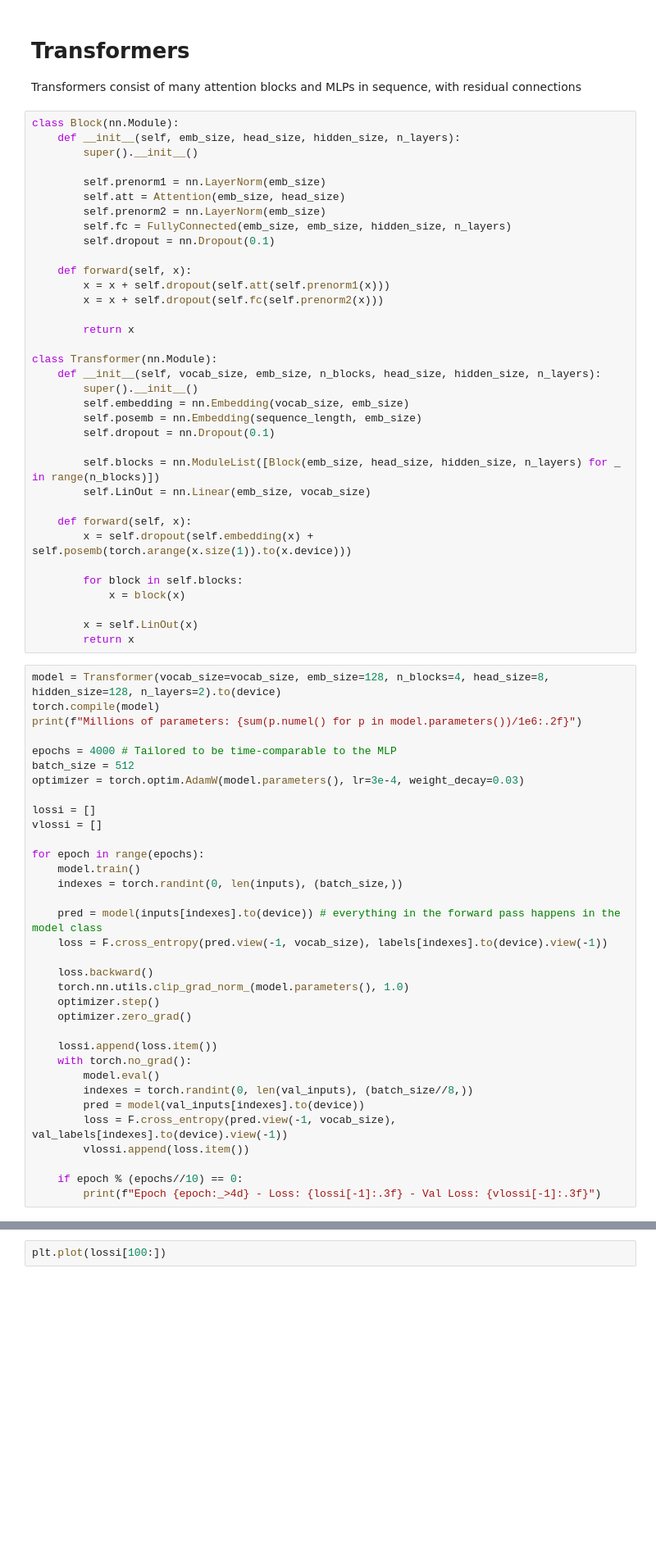
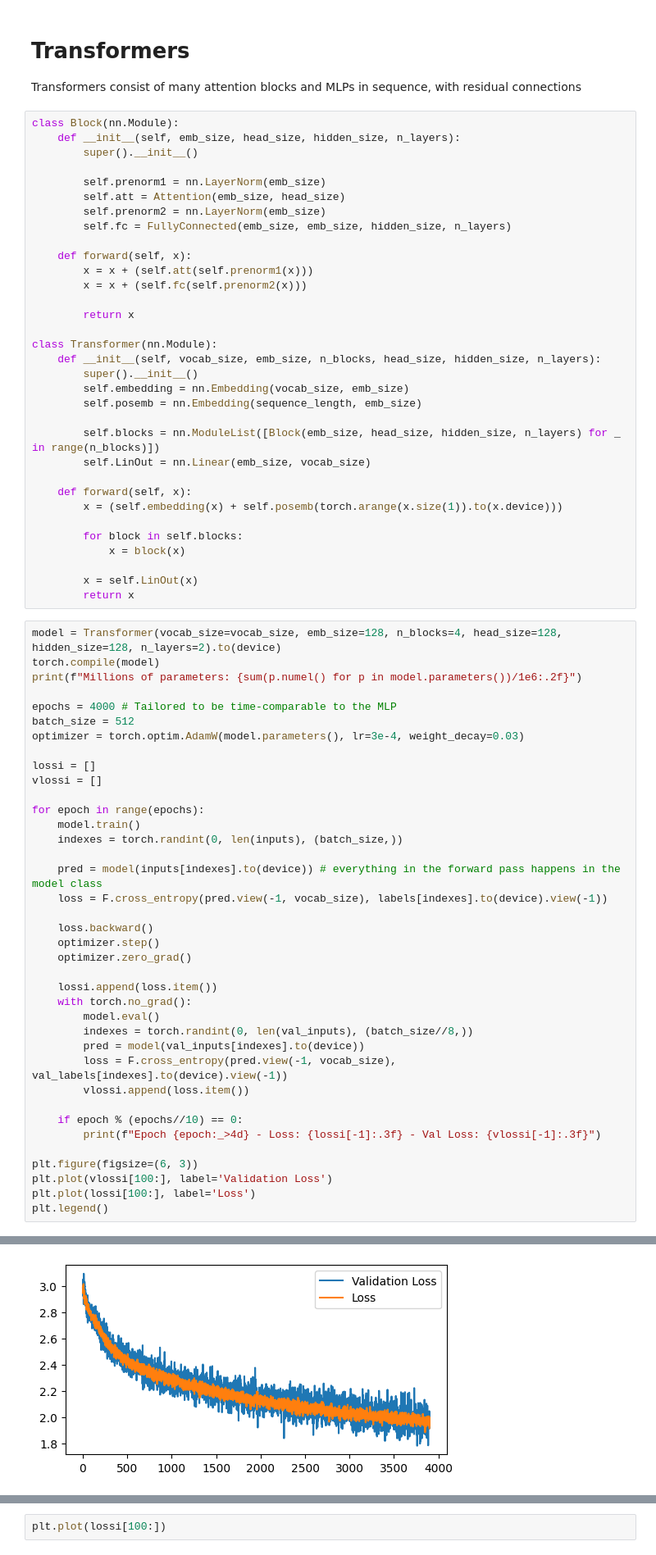
Before and after one commit to LucaM185/GPTs-from-scratch, a Jupyter notebook: 7 - Attention.ipynb, the cells around one changed output, grey strips where cells are left out. Shown at 82% size. Cells and saved outputs as stored; diff of their text form; blank space fills up the shorter version.

```diff
--- a/7 - Attention.ipynb
+++ b/7 - Attention.ipynb
@@ -524,11 +288,10 @@ class Block(nn.Module):
         self.att = Attention(emb_size, head_size)
         self.prenorm2 = nn.LayerNorm(emb_size)
         self.fc = FullyConnected(emb_size, emb_size, hidden_size, n_layers)
-        self.dropout = nn.Dropout(0.1)
 
     def forward(self, x):
-        x = x + self.dropout(self.att(self.prenorm1(x)))
-        x = x + self.dropout(self.fc(self.prenorm2(x)))
+        x = x + (self.att(self.prenorm1(x)))
+        x = x + (self.fc(self.prenorm2(x)))
 
         return x
 
@@ -537,13 +300,12 @@ class Transformer(nn.Module):
         super().__init__()
         self.embedding = nn.Embedding(vocab_size, emb_size)
         self.posemb = nn.Embedding(sequence_length, emb_size)
-        self.dropout = nn.Dropout(0.1)
 
         self.blocks = nn.ModuleList([Block(emb_size, head_size, hidden_size, n_layers) for _ in range(n_blocks)])
         self.LinOut = nn.Linear(emb_size, vocab_size)
 
     def forward(self, x):
-        x = self.dropout(self.embedding(x) + self.posemb(torch.arange(x.size(1)).to(x.device)))
+        x = (self.embedding(x) + self.posemb(torch.arange(x.size(1)).to(x.device)))
 
         for block in self.blocks:
             x = block(x)
@@ -551,7 +313,7 @@ class Transformer(nn.Module):
         x = self.LinOut(x)
         return x
 # %%
-model = Transformer(vocab_size=vocab_size, emb_size=128, n_blocks=4, head_size=8, hidden_size=128, n_layers=2).to(device)
+model = Transformer(vocab_size=vocab_size, emb_size=128, n_blocks=4, head_size=128, hidden_size=128, n_layers=2).to(device)
 torch.compile(model)
 print(f"Millions of parameters: {sum(p.numel() for p in model.parameters())/1e6:.2f}")
 
@@ -570,7 +332,6 @@ for epoch in range(epochs):
     loss = F.cross_entropy(pred.view(-1, vocab_size), labels[indexes].to(device).view(-1))
 
     loss.backward()
-    torch.nn.utils.clip_grad_norm_(model.parameters(), 1.0)
     optimizer.step()
     optimizer.zero_grad()
 
@@ -584,5 +345,10 @@ for epoch in range(epochs):
 
     if epoch % (epochs//10) == 0:
         print(f"Epoch {epoch:_>4d} - Loss: {lossi[-1]:.3f} - Val Loss: {vlossi[-1]:.3f}")
+
+plt.figure(figsize=(6, 3))
+plt.plot(vlossi[100:], label='Validation Loss')
+plt.plot(lossi[100:], label='Loss')
+plt.legend()
 # %% [output]
 Millions of parameters: 0.35
@@ -598,0 +366 @@ Epoch 3600 - Loss: 2.058 - Val Loss: 1.985
+[figure, added]
```
Also changed, not shown: parts of 22 cells of this notebook.
